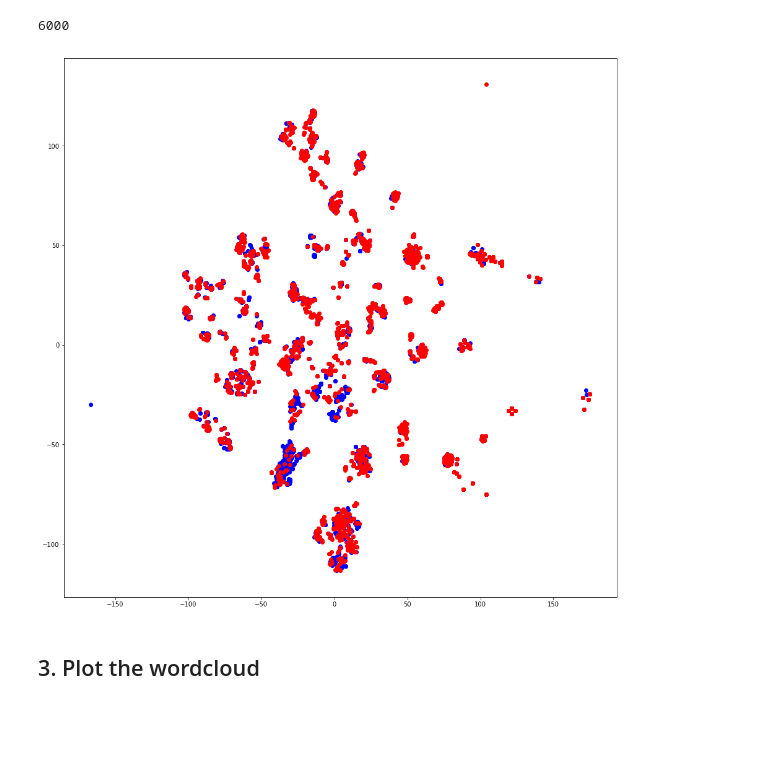
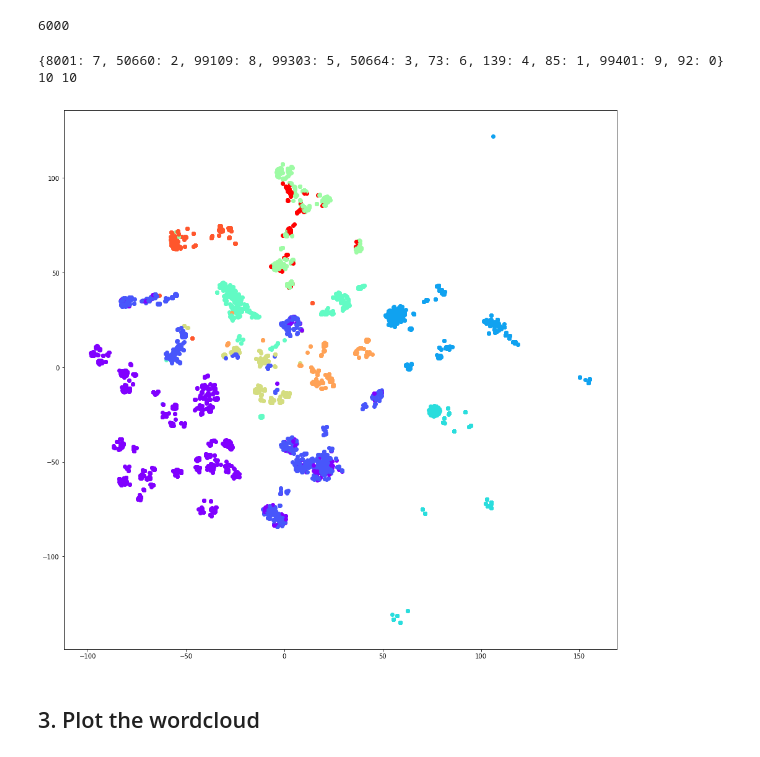
Before and after one commit to llayer/AIErrorLogAnalysis, a Jupyter notebook: spark/train_word2vec.ipynb, the cells around one changed output. Cells and saved outputs as stored; diff of their text form; code cells hidden in the pictures; blank space fills up the shorter version.

```diff
--- a/spark/train_word2vec.ipynb
+++ b/spark/train_word2vec.ipynb
@@ -115,7 +127,7 @@ print list(most_freq)
 ## 2. Train the word2vec model and visualize with tsne
 # %%
 texts_stemmed = list(df_msg['tokenized_text_filtered'])
-w2vmodel_stemmed = gensim.models.Word2Vec(texts_stemmed, size=100, window=5, min_count=5, workers=4)
+w2vmodel_stemmed = gensim.models.Word2Vec(texts_stemmed, size=50, window=5, min_count=5, workers=4)
 # %%
 from sklearn.manifold import TSNE
 import matplotlib.pyplot as plt
@@ -157,0 +167,9 @@ tsne_plot(w2vmodel_stemmed)
+# %%
+# Get TFIDF
+from sklearn.feature_extraction.text import TfidfVectorizer
+def dummy(doc):
+    return doc
+v = TfidfVectorizer(
+    tokenizer=dummy,
+    preprocessor=dummy,)
+x = v.fit_transform(df_msg['tokenized_text_filtered'])
@@ -176,10 +263,21 @@ print len(test_docs)
 # %%
-def tsne_plot_classes(model, df):
+def tsne_plot_classes(model, df, max_err):
     "Creates and TSNE model and plots it"
     labels = df['action']
+    error_codes = df['error']
+    error_codes_unique = list(df.groupby('error').size().reset_index(name='size').sort_values(by ='size',ascending=False  )['error'][0:10])
+    error_colors = {}
+    for counter, code in enumerate(error_codes_unique):
+        error_colors[code] = counter
+    print error_colors
     avg_vec = list(df['w2v'])
     tsne_model = TSNE(perplexity=40, n_components=2, init='pca', n_iter=2500, random_state=23)
     new_values = tsne_model.fit_transform(list(avg_vec))
+
+    colors = cm.rainbow(np.linspace(0, 1, len(error_codes_unique)))
+
+    print len(colors), len(error_codes_unique)
+    plt.figure(figsize=(16, 16))
 
     x = []
     y = []
@@ -188,27 +286,35 @@ def tsne_plot_classes(model, df):
         y.append(value[1])
 
 
-    plt.figure(figsize=(16, 16))
     for i in range(len(x)):
 
+        error_code = error_codes.iloc[i]
+        if error_code not in error_codes_unique:
+            continue
+        color = error_colors[error_code]
+        #print error_code, color
+        plt.scatter(x[i],y[i], c=colors[color])
+
+        """
         if labels.iloc[i] == 'acdc':
             plt.scatter(x[i],y[i], c='red')
         else:
             plt.scatter(x[i],y[i], c='blue')
 
-    """
         plt.annotate(labels[i],
                      xy=(x[i], y[i]),
                      xytext=(5, 2),
                      textcoords='offset points',
                      ha='right',
                      va='bottom')
-    """
+        """
     plt.show()
 # %%
-tsne_plot_classes(w2vmodel_stemmed, test_docs)
+tsne_plot_classes(w2vmodel_stemmed, test_docs, 10)
 # %% [output]
+{8001: 7, 50660: 2, 99109: 8, 99303: 5, 50664: 3, 73: 6, 139: 4, 85: 1, 99401: 9, 92: 0}
+10 10
-[figure, old version]
+[figure, new version]
 # %% [markdown]
 ## 3. Plot the wordcloud
 # %%
```
Also changed, not shown: parts of 22 cells of this notebook, 1 other file.
